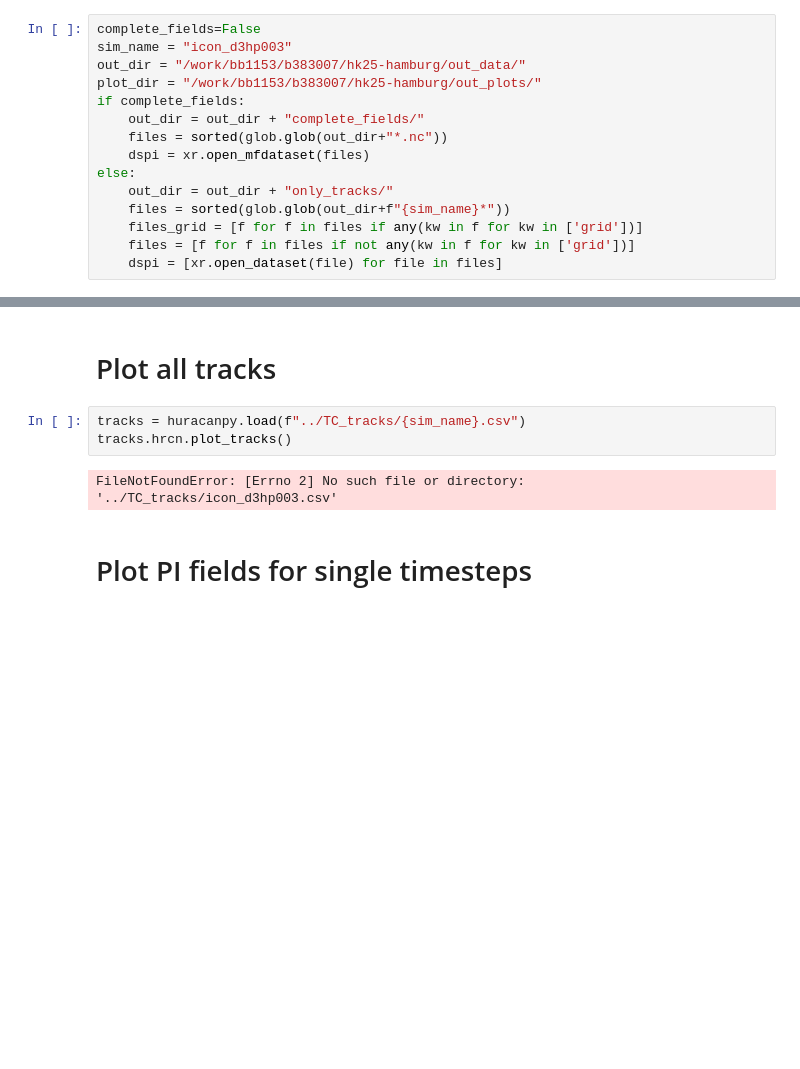
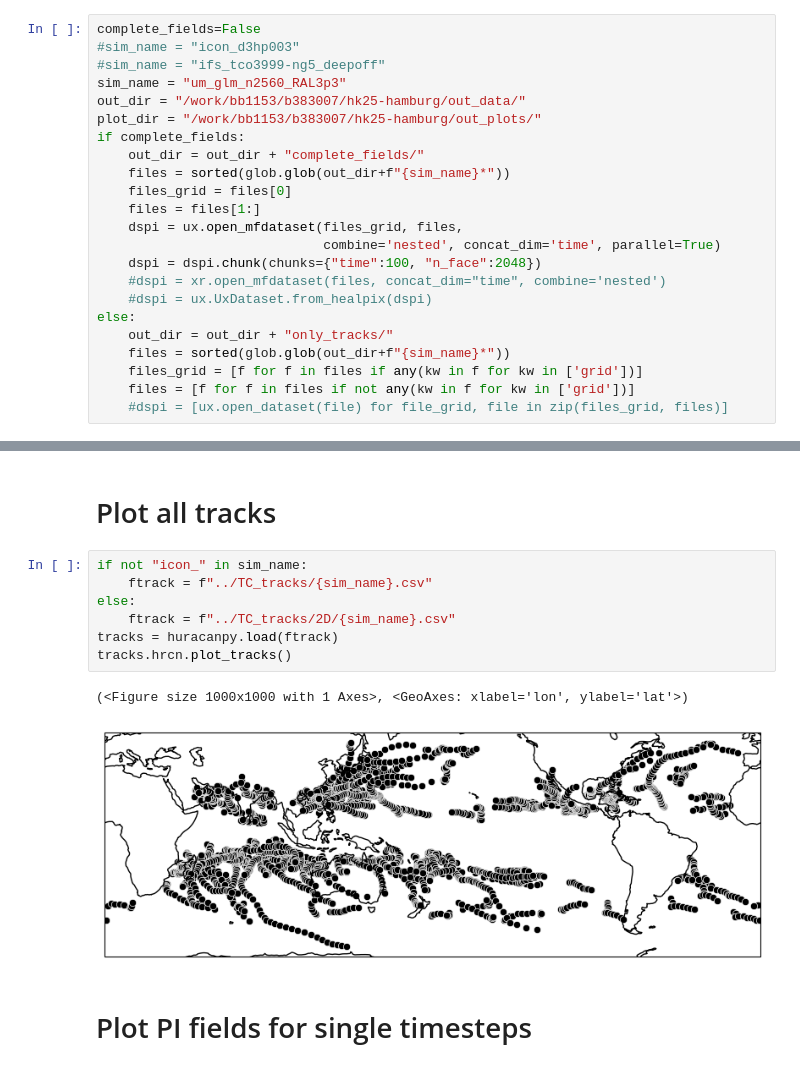
Before and after one commit to alex-1322/hk25-teams, a Jupyter notebook: hk25-TropCyc/notebooks/PI_track.ipynb, the cells around one changed output, grey strips where cells are left out. Drawn from its saved outputs; the diff is of its cells as text; blank space fills up the shorter version.

```diff
--- a/hk25-TropCyc/notebooks/PI_track.ipynb
+++ b/hk25-TropCyc/notebooks/PI_track.ipynb
@@ -37,16 +52,24 @@ colors = plt.rcParams['axes.prop_cycle'].by_key()['color']
 # Load PI data
 # %%
 complete_fields=False
-sim_name = "icon_d3hp003"
+#sim_name = "icon_d3hp003"
+#sim_name = "ifs_tco3999-ng5_deepoff"
+sim_name = "um_glm_n2560_RAL3p3"
 out_dir = "/work/bb1153/b383007/hk25-hamburg/out_data/"
 plot_dir = "/work/bb1153/b383007/hk25-hamburg/out_plots/"
 if complete_fields:
     out_dir = out_dir + "complete_fields/"
-    files = sorted(glob.glob(out_dir+"*.nc"))
-    dspi = xr.open_mfdataset(files)
+    files = sorted(glob.glob(out_dir+f"{sim_name}*"))
+    files_grid = files[0]
+    files = files[1:]
+    dspi = ux.open_mfdataset(files_grid, files,
+                             combine='nested', concat_dim='time', parallel=True)
+    dspi = dspi.chunk(chunks={"time":100, "n_face":2048})
+    #dspi = xr.open_mfdataset(files, concat_dim="time", combine='nested')
+    #dspi = ux.UxDataset.from_healpix(dspi)
 else:
     out_dir = out_dir + "only_tracks/"
     files = sorted(glob.glob(out_dir+f"{sim_name}*"))
     files_grid = [f for f in files if any(kw in f for kw in ['grid'])]
     files = [f for f in files if not any(kw in f for kw in ['grid'])]
-    dspi = [xr.open_dataset(file) for file in files]
+    #dspi = [ux.open_dataset(file) for file_grid, file in zip(files_grid, files)]
@@ -53,10 +137,15 @@ else:
 # %% [markdown]
 # Plot all tracks
 # %%
-tracks = huracanpy.load(f"../TC_tracks/{sim_name}.csv")
+if not "icon_" in sim_name:
+    ftrack = f"../TC_tracks/{sim_name}.csv"
+else:
+    ftrack = f"../TC_tracks/2D/{sim_name}.csv"
+tracks = huracanpy.load(ftrack)
 tracks.hrcn.plot_tracks()
 # %% [output]
-FileNotFoundError: [Errno 2] No such file or directory: '../TC_tracks/icon_d3hp003.csv'
+(<Figure size 1000x1000 with 1 Axes>, <GeoAxes: xlabel='lon', ylabel='lat'>)
+[figure, added]
 # %% [markdown]
 # Plot PI fields for single timesteps
 # %%
```
Also changed, not shown: parts of 29 cells of this notebook, 7 other files.
